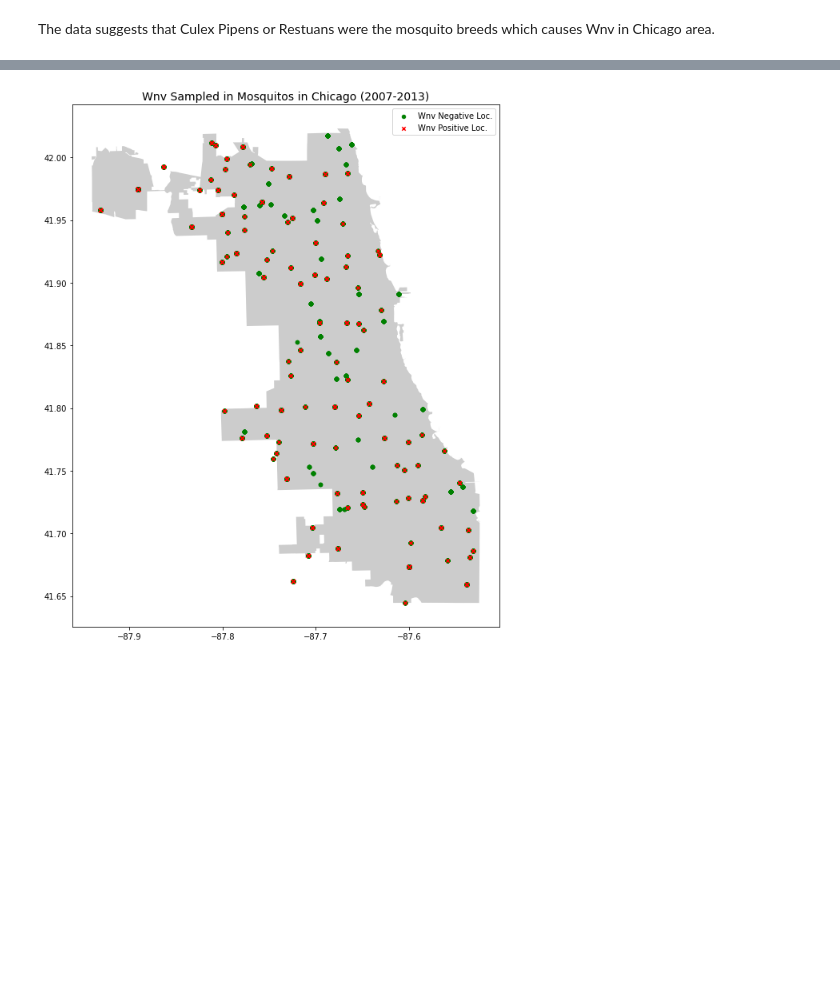
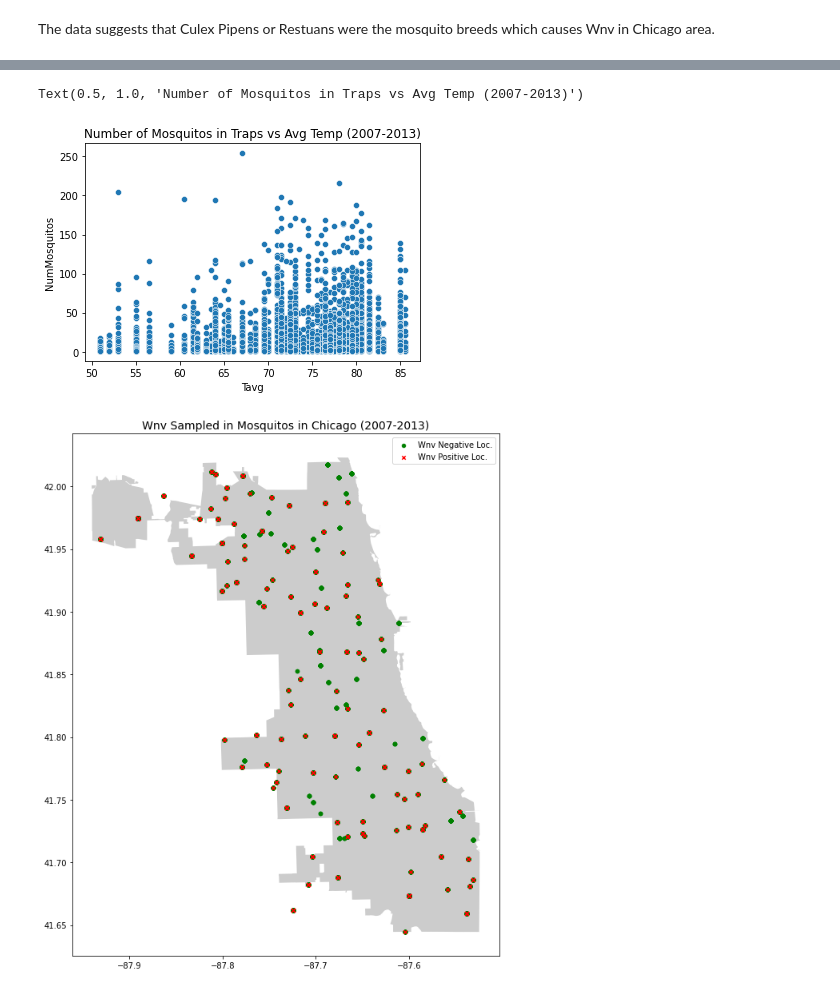
Before and after one commit to jade-lam/Springboard-DSC, a Jupyter notebook: Capstone 2 - West Nile Virus Prediction.ipynb, the cells around one changed output, grey strips where cells are left out. Saved outputs shown, nothing was run; the diff lists cells and outputs as text; code cells hidden in the pictures; blank space fills up the shorter version.

```diff
--- a/Capstone 2 - West Nile Virus Prediction.ipynb
+++ b/Capstone 2 - West Nile Virus Prediction.ipynb
@@ -584,3 +591,10 @@ Text(0.5, 1.0, '% Samples with West Nile Virus')
+# %%
+#Relationship between Mosquitos in Trap vs Avg Temp
+sns.scatterplot(x='Tavg', y="NumMosquitos", data=df, palette='Blues_d')
+plt.title('Number of Mosquitos in Traps vs Avg Temp (2007-2013)')
+# %% [output]
+Text(0.5, 1.0, 'Number of Mosquitos in Traps vs Avg Temp (2007-2013)')
+[figure, added]
 # %%
 #Plotting the data on chicago map - map source: https://data.cityofchicago.org/Facilities-Geographic-Boundaries/Boundaries-City/ewy2-6yfk)
 path = '/content/drive/MyDrive/Colab Notebooks/Springboard - Data Science Career Track/7 - Capstone 2 - West Nile Virus Prediction/Data/Chicago map/geo_export_bb0e6106-48d2-4115-90e4-8a71c2244171.shp'
```
Also changed, not shown: parts of 3 cells of this notebook.
